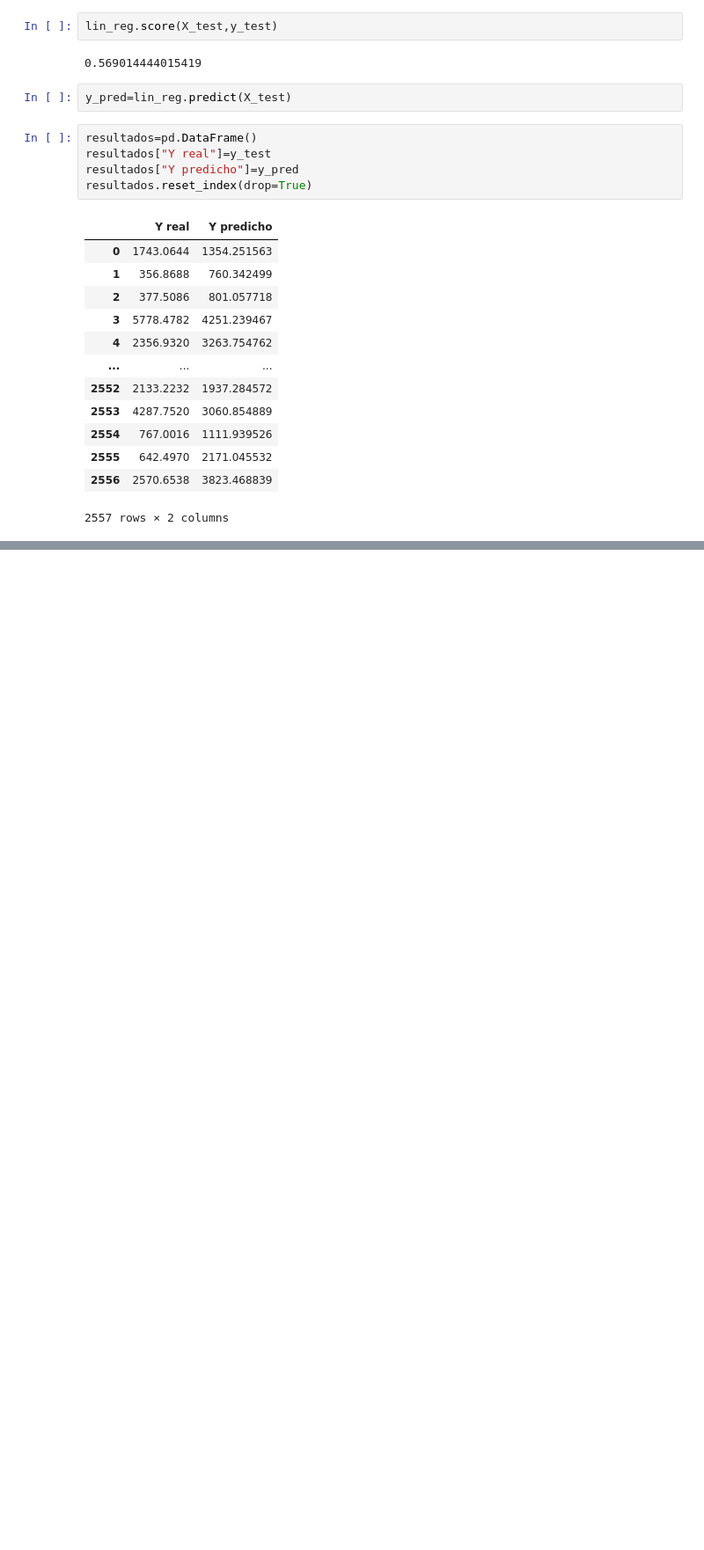
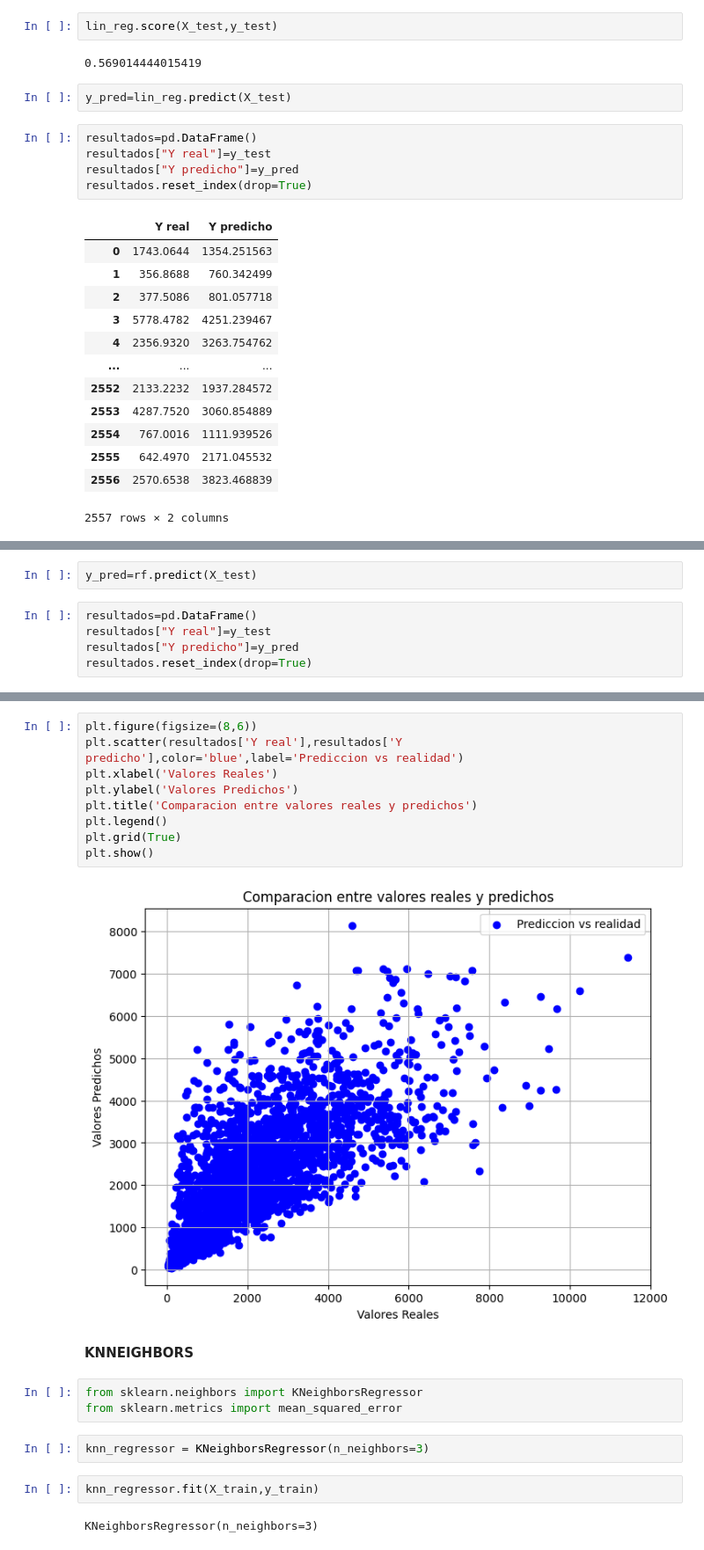
Before and after one commit to alexdaniel-23/Estudio-sobre-la-edad-de-jubilacion, a Jupyter notebook: Prediccion_de_ventas.ipynb, the cells around one changed output, grey strips where cells are left out. Shown at 88% size. Drawn from its saved outputs; the diff is of its cells as text; blank space fills up the shorter version.

```diff
--- a/Prediccion_de_ventas.ipynb
+++ b/Prediccion_de_ventas.ipynb
@@ -746,0 +779,7 @@ resultados.reset_index(drop=True)
+# %%
+y_pred=rf.predict(X_test)
+# %%
+resultados=pd.DataFrame()
+resultados["Y real"]=y_test
+resultados["Y predicho"]=y_pred
+resultados.reset_index(drop=True)
@@ -746,0 +800,22 @@ resultados.reset_index(drop=True)
+# %%
+plt.figure(figsize=(8,6))
+plt.scatter(resultados['Y real'],resultados['Y predicho'],color='blue',label='Prediccion vs realidad')
+plt.xlabel('Valores Reales')
+plt.ylabel('Valores Predichos')
+plt.title('Comparacion entre valores reales y predichos')
+plt.legend()
+plt.grid(True)
+plt.show()
+# %% [output]
+[figure, added]
+# %% [markdown]
+**KNNEIGHBORS**
+# %%
+from sklearn.neighbors import KNeighborsRegressor
+from sklearn.metrics import mean_squared_error
+# %%
+knn_regressor = KNeighborsRegressor(n_neighbors=3)
+# %%
+knn_regressor.fit(X_train,y_train)
+# %% [output]
+KNeighborsRegressor(n_neighbors=3)
```
Also changed, not shown: parts of 13 cells of this notebook.
